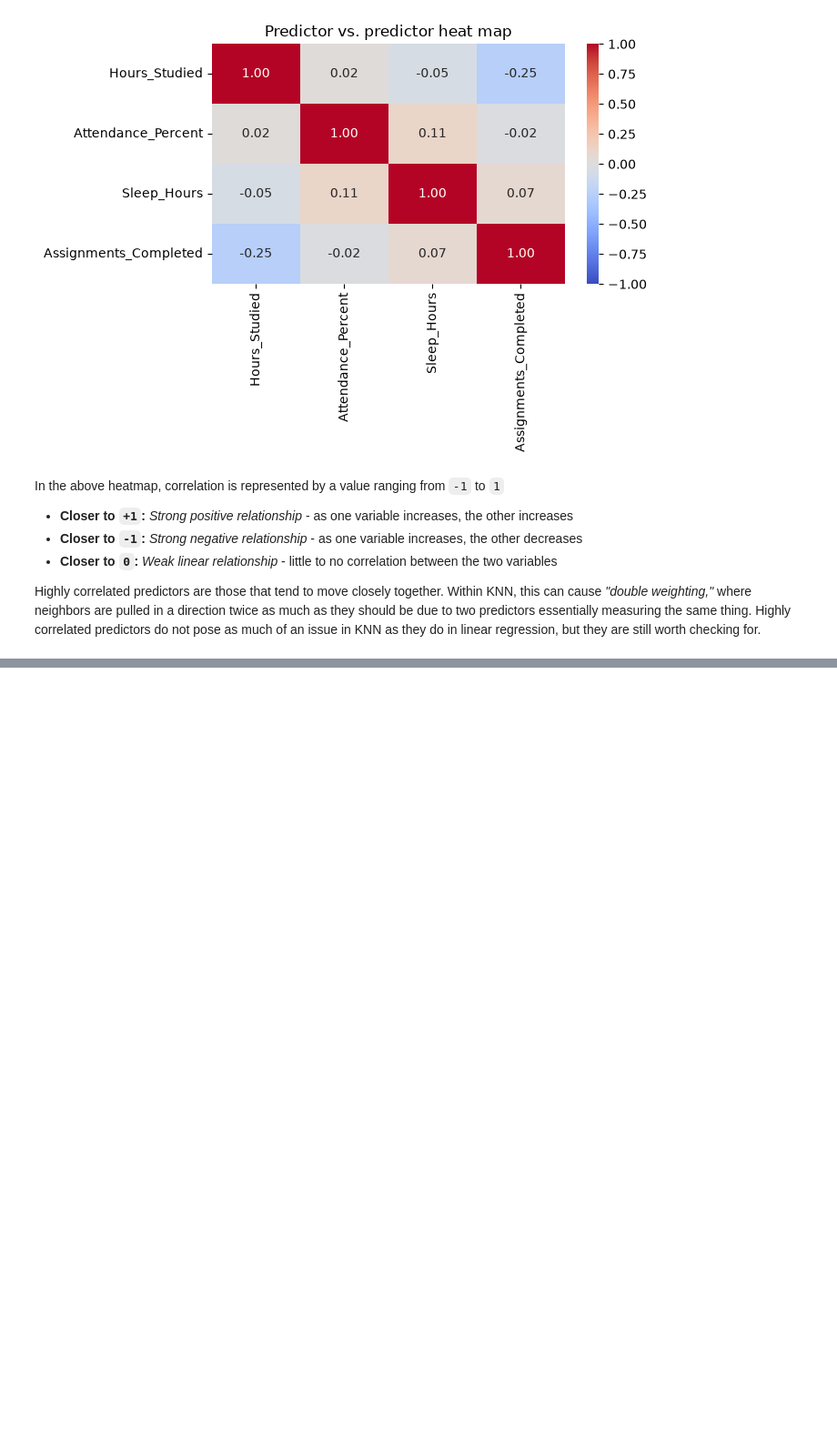
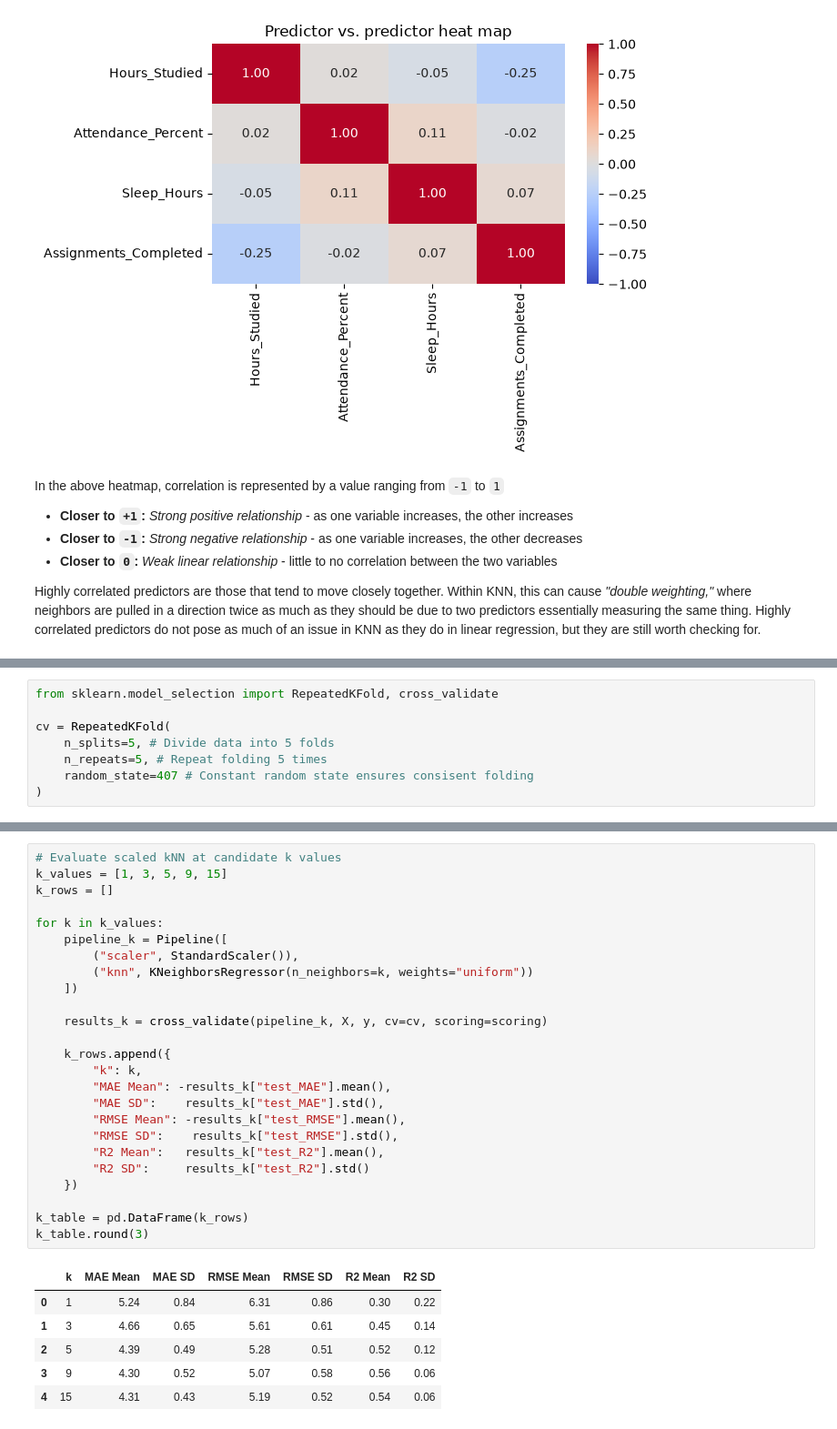
Before and after one commit to madewitt55/cs407-regression-activities, a Jupyter notebook: knn_regression/knn_regression.ipynb, the cells around one changed output, grey strips where cells are left out. Shown at 91% size. Saved outputs shown, nothing was run; the diff lists cells and outputs as text; blank space fills up the shorter version.

```diff
--- a/knn_regression/knn_regression.ipynb
+++ b/knn_regression/knn_regression.ipynb
@@ -270,0 +325,8 @@ The predictors will stay in their original form for now. Scaling will be done la
+# %%
+from sklearn.model_selection import RepeatedKFold, cross_validate
+
+cv = RepeatedKFold(
+    n_splits=5, # Divide data into 5 folds
+    n_repeats=5, # Repeat folding 5 times
+    random_state=407 # Constant random state ensures consisent folding
+)
@@ -270,0 +437,32 @@ The predictors will stay in their original form for now. Scaling will be done la
+# %%
+# Evaluate scaled kNN at candidate k values
+k_values = [1, 3, 5, 9, 15]
+k_rows = []
+
+for k in k_values:
+    pipeline_k = Pipeline([
+        ("scaler", StandardScaler()),
+        ("knn", KNeighborsRegressor(n_neighbors=k, weights="uniform"))
+    ])
+
+    results_k = cross_validate(pipeline_k, X, y, cv=cv, scoring=scoring)
+
+    k_rows.append({
+        "k": k,
+        "MAE Mean": -results_k["test_MAE"].mean(),
+        "MAE SD":    results_k["test_MAE"].std(),
+        "RMSE Mean": -results_k["test_RMSE"].mean(),
+        "RMSE SD":    results_k["test_RMSE"].std(),
+        "R2 Mean":   results_k["test_R2"].mean(),
+        "R2 SD":     results_k["test_R2"].std()
+    })
+
+k_table = pd.DataFrame(k_rows)
+k_table.round(3)
+# %% [output]
+|  | k | MAE Mean | MAE SD | RMSE Mean | RMSE SD | R2 Mean | R2 SD |
+| 0 | 1 | 5.24 | 0.84 | 6.31 | 0.86 | 0.30 | 0.22 |
+| 1 | 3 | 4.66 | 0.65 | 5.61 | 0.61 | 0.45 | 0.14 |
+| 2 | 5 | 4.39 | 0.49 | 5.28 | 0.51 | 0.52 | 0.12 |
+| 3 | 9 | 4.30 | 0.52 | 5.07 | 0.58 | 0.56 | 0.06 |
+| 4 | 15 | 4.31 | 0.43 | 5.19 | 0.52 | 0.54 | 0.06 |
```
Also changed, not shown: parts of 36 cells of this notebook.
